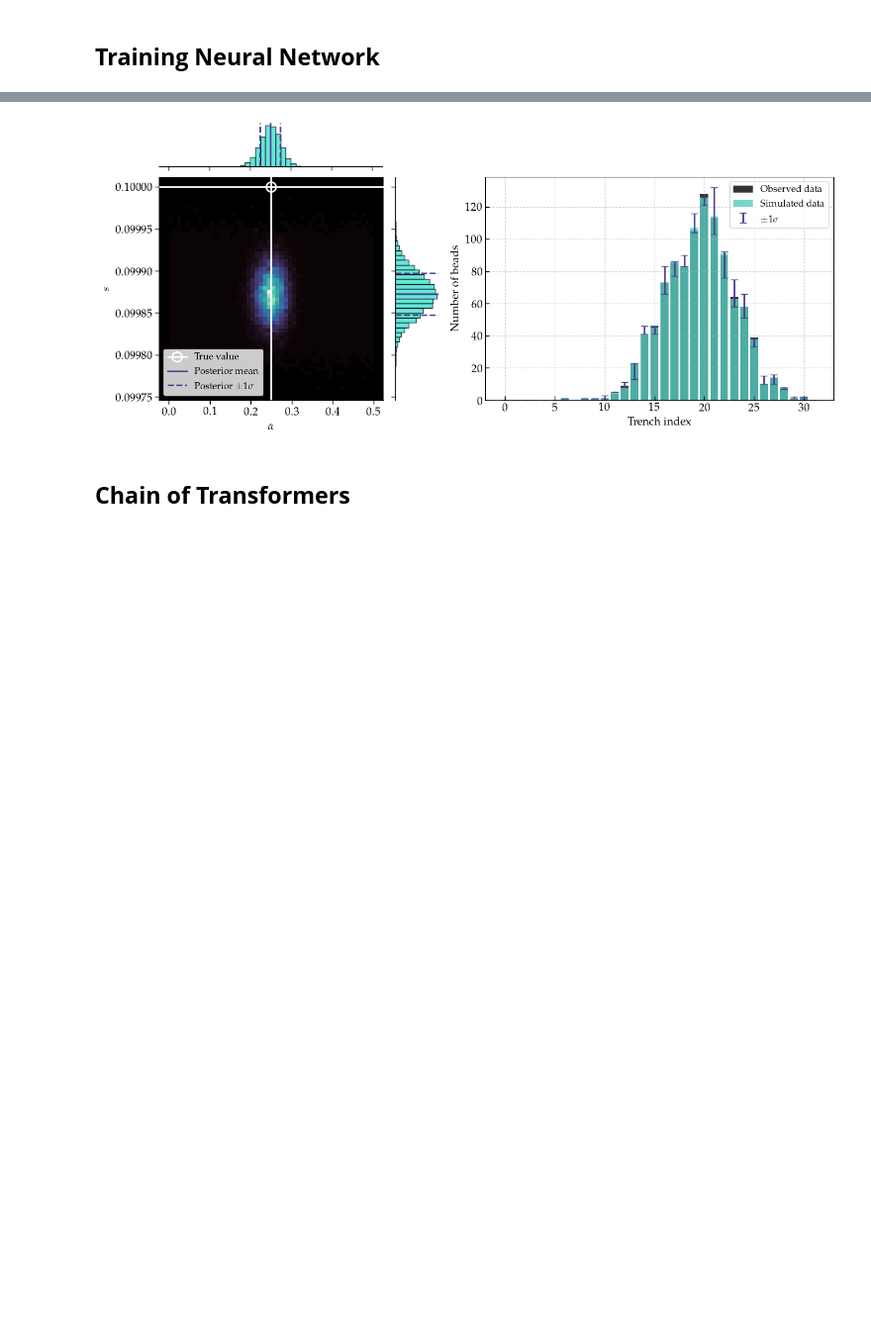
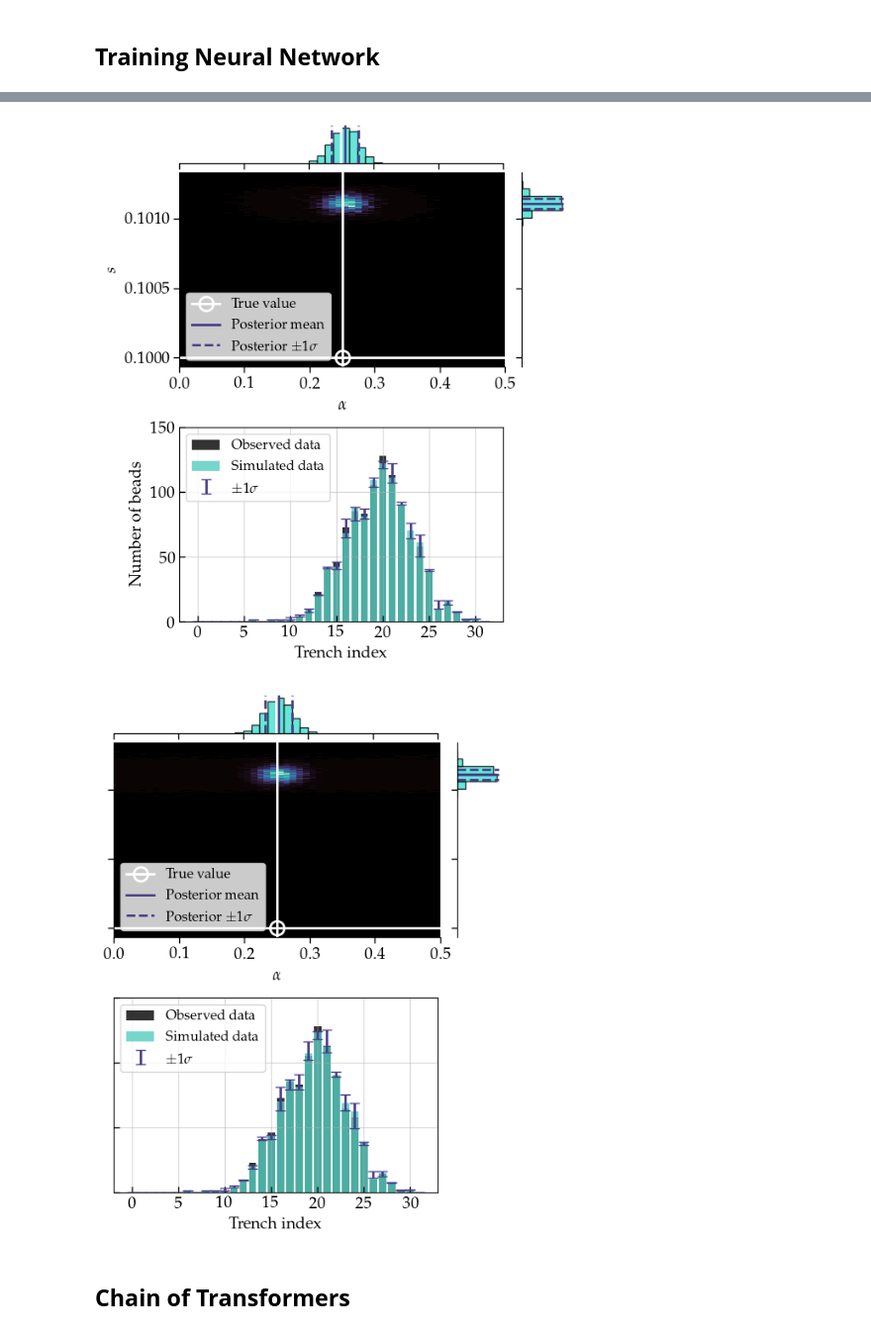
Before and after one commit to stommen/tif345_projects, a Jupyter notebook: project_3/project3_LBOS.ipynb, the cells around one changed output, grey strips where cells are left out. Shown at 99% size. Saved outputs shown, nothing was run; the diff lists cells and outputs as text; code cells hidden in the pictures; blank space fills up the shorter version.

```diff
--- a/project_3/project3_LBOS.ipynb
+++ b/project_3/project3_LBOS.ipynb
@@ -445,8 +499,8 @@ X_norm = X / np.sum(X, axis=1, keepdims=True)
 Y = np.array([alpha_train.ravel(), s_train.ravel()]).T
 Y_scaled = scaler_Y.fit_transform(Y)
 
-X_train, X_test, Y_train, Y_test = train_test_split(X_norm, Y_scaled, train_size=0.75)
-mlp = MLPRegressor(hidden_layer_sizes=(100, 100, 100), activation='relu', solver='adam', max_iter=5000)
+X_train, X_test, Y_train, Y_test = train_test_split(X_norm, Y_scaled, train_size=0.9, random_state=67)
+mlp = MLPRegressor(hidden_layer_sizes=(100,), activation='relu', solver='adam', max_iter=5000)
 
 mlp.fit(X_train, Y_train)
 # %% [output]
@@ -464,8 +525,4 @@ Mean Squared Error on test set: alpha: 0.000430, s: 0.000025
 # %%
 
-its = 100000
-y_obs_norm = normalize_trenches(y_obs)
-sample = mlp.predict(y_obs_norm.reshape(1, -1))
-alpha_pred, s_pred = scaler_Y.inverse_transform(sample)[0]
-print(f'Predicted alpha and s from NN: alpha = {alpha_pred:.6f}, s = {s_pred:.6f} ')
-results_NN = ABC(y_obs, its, h='cal', h_quantile=0.05, cal_its=1000, s_pred=s_pred, s_error=s_err)
+results_NN_1 = ABC(y_obs, its, summary_choice='mean', h='cal', h_quantile=0.01, cal_its=1000, s_pred=s_pred, s_error=s_err)
+results_NN_2 = ABC(y_obs, its, summary_choice='all', h='cal', h_quantile=0.01, cal_its=1000, s_pred=s_pred, s_error=s_err)
@@ -474,34 +529,37 @@ Predicted alpha and s from NN: alpha = 0.256946, s = 0.099872
-# %%
-
-weights_NN = np.array(results_NN['kernel_value'])
-s_samples_NN = np.array(results_NN['s'])
-alpha_samples_NN = np.array(results_NN['alpha'])
-alpha_mean_NN = np.sum(alpha_samples_NN * weights_NN) / np.sum(weights_NN)
-alpha_std_NN = np.sqrt(np.sum((alpha_samples_NN - alpha_mean_NN)**2 * weights_NN) / np.sum(weights_NN))
-s_mean_NN = np.sum(s_samples_NN * weights_NN) / np.sum(weights_NN)
-s_std_NN = np.sqrt(np.sum((s_samples_NN - s_mean_NN)**2 * weights_NN) / np.sum(weights_NN))
-
-s_samples_accepted = s_samples_NN[np.array(results_NN['distance']) < results_NN['kernel_size'][0]]
-alpha_samples_accepted = alpha_samples_NN[np.array(results_NN['distance']) < results_NN['kernel_size'][0]]
-
-fig, ax = joint_plotter(s_samples_NN, alpha_samples_NN, s_mean_NN, s_std_NN, alpha_mean_NN, alpha_std_NN, weights_NN, 'mako', 'white', 'darkslateblue')
-ax.set_facecolor('black')
-
-simulated_counts_NN = vec_dalton_simulator(n_rows, n_cols, n_beads, alpha_mean_NN, s_mean_NN, disable=True, seed=19)
-simulated_counts_std_plus_plus_NN = vec_dalton_simulator(n_rows, n_cols, n_beads, alpha_mean_NN + alpha_std_NN, s_mean_NN + s_std_NN, disable=True, seed=19)
-simulated_counts_std_plus_minus_NN = vec_dalton_simulator(n_rows, n_cols, n_beads, alpha_mean_NN + alpha_std_NN, s_mean_NN - s_std_NN, disable=True, seed=19)
-simulated_counts_std_minus_plus_NN = vec_dalton_simulator(n_rows, n_cols, n_beads, alpha_mean_NN - alpha_std_NN, s_mean_NN + s_std_NN, disable=True, seed=19)
-simulated_counts_std_minus_minus_NN = vec_dalton_simulator(n_rows, n_cols, n_beads, alpha_mean_NN - alpha_std_NN, s_mean_NN - s_std_NN, disable=True, seed=19)
-simulations = np.vstack([simulated_counts_std_minus_minus_NN,
-                             simulated_counts_std_minus_plus_NN,
-                             simulated_counts_std_plus_minus_NN,
-                             simulated_counts_std_plus_plus_NN])
-sim_std_plus_NN = np.max(simulations, axis=0)
-sim_std_minus_NN = np.min(simulations, axis=0)
-
-ax_bar = fig.add_axes([1.25, 0.11, 1.2, 0.77])
-ax_bar = dist_data_plotter(ax_bar, true_counts, simulated_counts_NN, sim_std_minus_NN, sim_std_plus_NN, 32)
-# %% [output]
-[figure, removed]
+# %%
+
+res_1 = get_ABC_results(results_NN_1, its)
+weights, s_samples, alpha_samples, alpha_mean, alpha_std, s_mean, s_std, sim_std_minus, sim_std_plus, sim_std_minus_avg, sim_std_plus_avg, ABC_its = res_1.iloc[0]
+fig, ax = joint_plotter(s_samples, alpha_samples, s_mean, s_std, alpha_mean, alpha_std, weights, 'mako', 'white', 'darkslateblue')
+ax.set_facecolor('black')
+
+true_counts = vec_dalton_simulator(n_rows, n_cols, n_beads, 0.25, 0.1, disable=True, seed=19)
+simulated_counts = vec_dalton_simulator(n_rows, n_cols, n_beads, alpha_mean, s_mean, disable=True, seed=19)
+
+ax_bar = fig.add_axes([0.125, -0.9, 0.77, 0.77])
+ax_bar = dist_data_plotter(ax_bar, true_counts, simulated_counts, sim_std_minus, sim_std_plus, 32)
+ax_bar.set_ylim(0, 150)
+# fig.savefig('figs/dalton_ABC_summary_comparison_left.pdf', bbox_inches='tight')
+
+res_2 = get_ABC_results(results_NN_2, its)
+weights, s_samples, alpha_samples, alpha_mean, alpha_std, s_mean, s_std, sim_std_minus, sim_std_plus, sim_std_minus_avg, sim_std_plus_avg, ABC_its = res_2.iloc[0]
+fig, ax = joint_plotter(s_samples, alpha_samples, s_mean, s_std, alpha_mean, alpha_std, weights, 'mako', 'white', 'darkslateblue')
+ax.set_facecolor('black')
+ax.set_ylabel('')
+ax.set_yticklabels([])
+
+simulated_counts = vec_dalton_simulator(n_rows, n_cols, n_beads, alpha_mean, s_mean, disable=True, seed=19)
+
+ax_bar = fig.add_axes([0.125, -0.9, 0.77, 0.77])
+ax_bar = dist_data_plotter(ax_bar, true_counts, simulated_counts, sim_std_minus, sim_std_plus, 32)
+ax_bar.set_ylim(0, 150)
+ax_bar.set_ylabel('')
+ax_bar.set_yticklabels([])
+# fig.savefig('figs/dalton_ABC_summary_comparison_right.pdf', bbox_inches='tight')
+
+plt.show()
+# %% [output]
+[figure, added]
+[figure, added]
 # %% [markdown]
 ## **Chain of Transformers**
```
Also changed, not shown: parts of 13 cells of this notebook, 4 other files.
